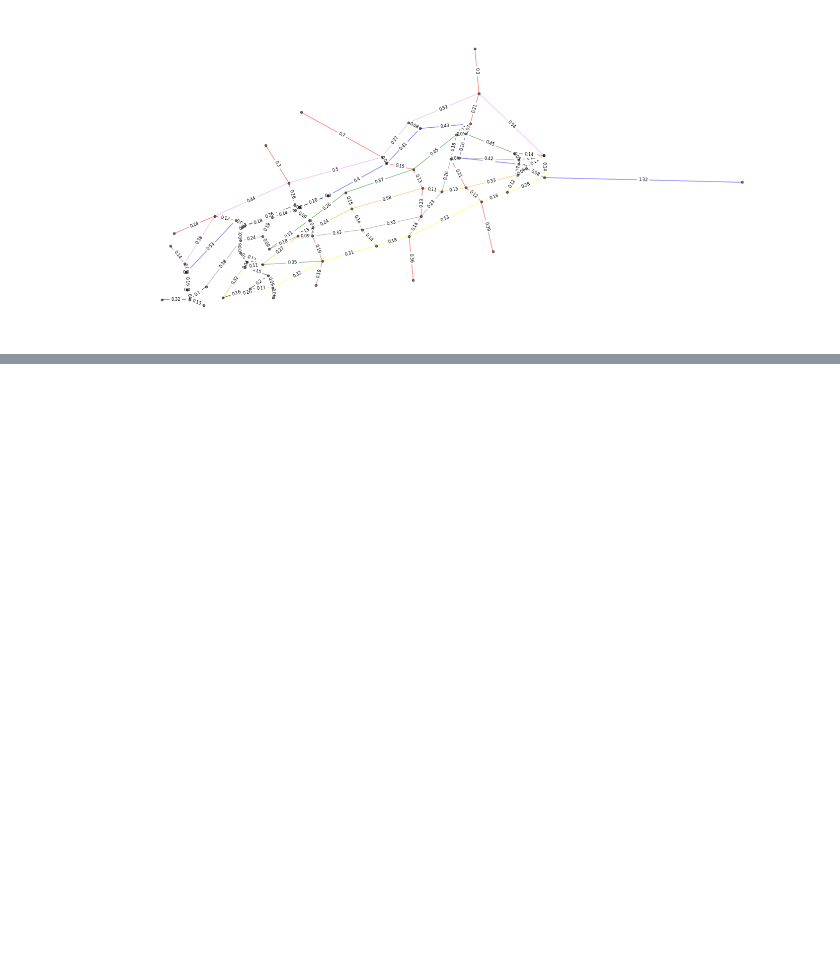
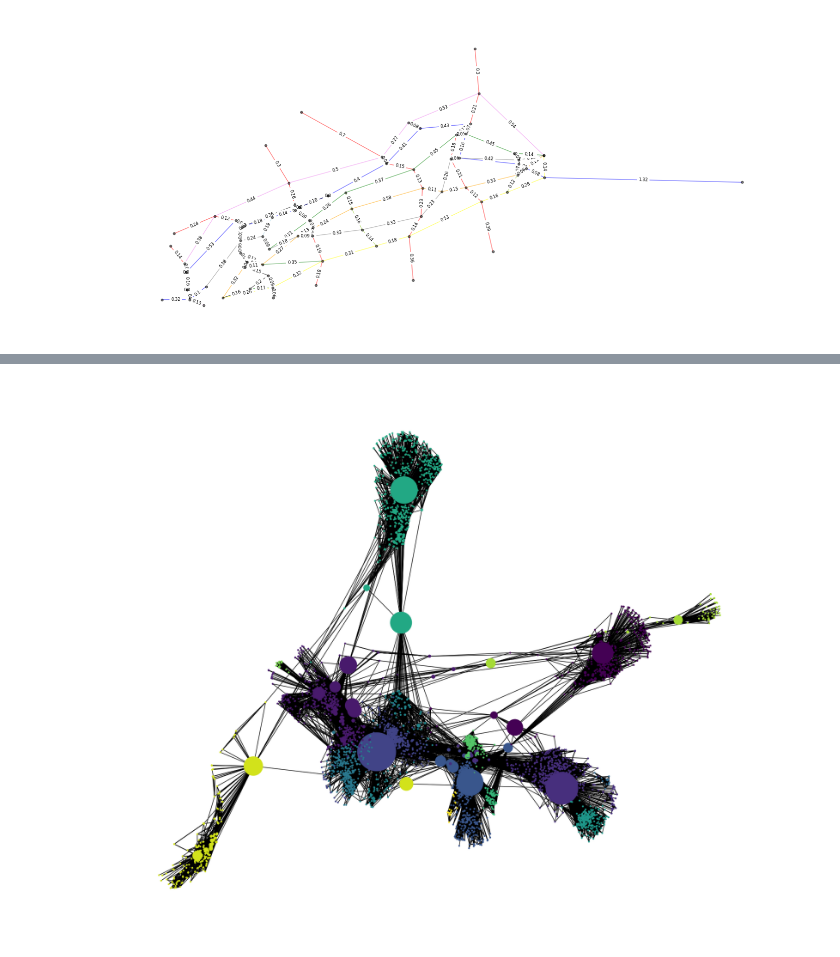
Before and after one commit to vitormeriat/graphs-are-awesome, a Jupyter notebook: blog/graph-theory-intro.ipynb, the cells around one changed output, grey strips where cells are left out. Drawn from its saved outputs; the diff is of its cells as text; code cells hidden in the pictures; blank space fills up the shorter version.

```diff
--- a/blog/graph-theory-intro.ipynb
+++ b/blog/graph-theory-intro.ipynb
@@ -524,0 +612,11 @@ plt.show()
+# %%
+parts = cmt.best_partition(G_fb)
+values = [parts.get(node) for node in G_fb.nodes()]
+# %%
+plt.figure(figsize=(22,18))
+nx.draw_networkx(G_fb, pos=pos, with_labels=False, node_color=values, node_size=node_size)
+plt.axis('off')
+plt.savefig('graph-fb002.png', dpi=300)
+plt.show()
+# %% [output]
+[figure, added]
```
Also changed, not shown: parts of 53 cells of this notebook, 5 other files.
